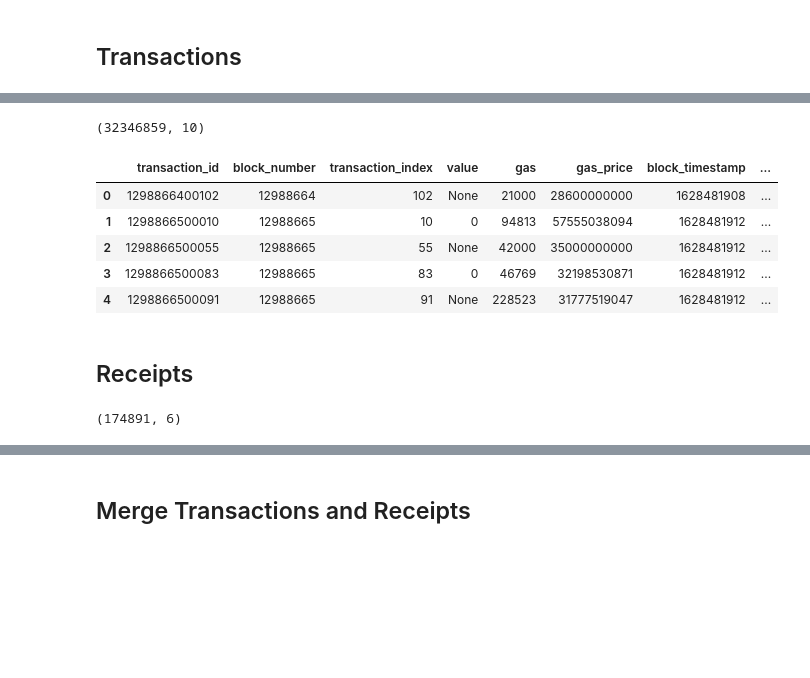
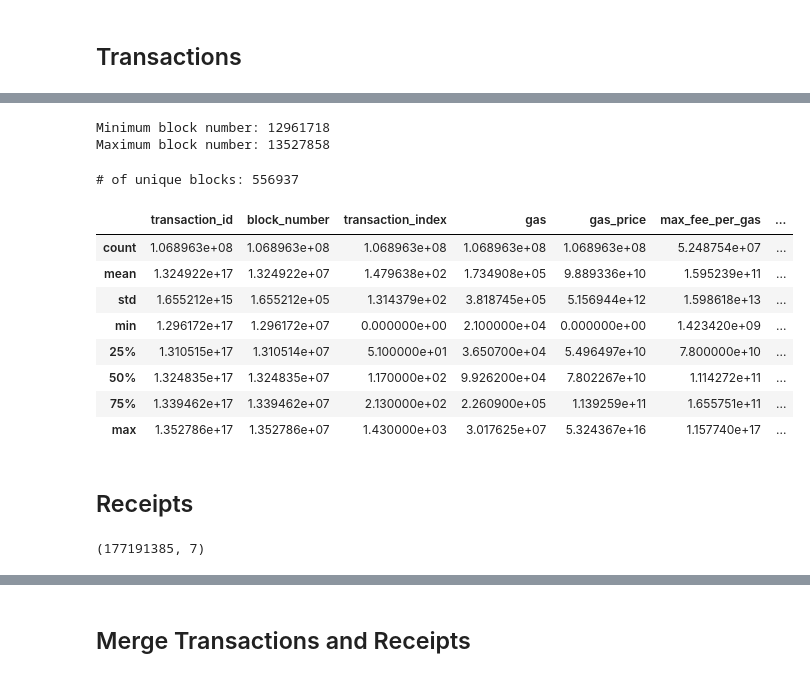
Before and after one commit to tracy-stephens/ethereum, a Jupyter notebook: Pipeline_Rob.ipynb, the cells around one changed output, grey strips where cells are left out. Cells and saved outputs as stored; diff of their text form; code cells hidden in the pictures; blank space fills up the shorter version.

Commit message:
Updated for full data set

```diff
--- a/Pipeline_Rob.ipynb
+++ b/Pipeline_Rob.ipynb
@@ -176,0 +229,3 @@ transactions_df['block_timestamp_2'] = pd.to_datetime(transactions_df['block_tim
+# %%
+transactions_df = pd.read_csv(r'data/transactions_small.csv')
+transactions_df.shape
@@ -255,33 +243,32 @@ print(pd.Timestamp.now())
-# %%
-
-import awswrangler as wr
-transactions_df = wr.s3.read_parquet(path="s3://sagemaker-w210-eth/transactions_small")
-transactions_df.shape
-# %% [output]
-(32346859, 10)
+# %%
+print("Minimum block number:", transactions_df.block_number.min())
+print("Maximum block number:", transactions_df.block_number.max())
+# %% [output]
+Minimum block number: 12961718
+Maximum block number: 13527858
+# %%
+print("# of unique blocks:", len(pd.unique(transactions_df.block_number)))
+# %% [output]
+# of unique blocks: 556937
 # %%
-transactions_df.head()
+transactions_df.describe()
 # %% [output]
-|  | transaction_id | block_number | transaction_index | value | gas | gas_price | block_timestamp | ... |
-| 0 | 1298866400102 | 12988664 | 102 | None | 21000 | 28600000000 | 1628481908 | ... |
-| 1 | 1298866500010 | 12988665 | 10 | 0 | 94813 | 57555038094 | 1628481912 | ... |
-| 2 | 1298866500055 | 12988665 | 55 | None | 42000 | 35000000000 | 1628481912 | ... |
-| 3 | 1298866500083 | 12988665 | 83 | 0 | 46769 | 32198530871 | 1628481912 | ... |
-| 4 | 1298866500091 | 12988665 | 91 | None | 228523 | 31777519047 | 1628481912 | ... |
+|  | transaction_id | block_number | transaction_index | gas | gas_price | max_fee_per_gas | ... |
+| count | 1.068963e+08 | 1.068963e+08 | 1.068963e+08 | 1.068963e+08 | 1.068963e+08 | 5.248754e+07 | ... |
+| mean | 1.324922e+17 | 1.324922e+07 | 1.479638e+02 | 1.734908e+05 | 9.889336e+10 | 1.595239e+11 | ... |
+| std | 1.655212e+15 | 1.655212e+05 | 1.314379e+02 | 3.818745e+05 | 5.156944e+12 | 1.598618e+13 | ... |
+| min | 1.296172e+17 | 1.296172e+07 | 0.000000e+00 | 2.100000e+04 | 0.000000e+00 | 1.423420e+09 | ... |
+| 25% | 1.310515e+17 | 1.310514e+07 | 5.100000e+01 | 3.650700e+04 | 5.496497e+10 | 7.800000e+10 | ... |
+| 50% | 1.324835e+17 | 1.324835e+07 | 1.170000e+02 | 9.926200e+04 | 7.802267e+10 | 1.114272e+11 | ... |
+| 75% | 1.339462e+17 | 1.339462e+07 | 2.130000e+02 | 2.260900e+05 | 1.139259e+11 | 1.655751e+11 | ... |
+| max | 1.352786e+17 | 1.352786e+07 | 1.430000e+03 | 3.017625e+07 | 5.324367e+16 | 1.157740e+17 | ... |
 # %% [markdown]
 ## Receipts
-# %%
-cols = [
-    'transaction_id', 'block_number', 'cumulative_gas_used',
-    'gas_used', 'status', 'effective_gas_price'
-]
-
-# where block_number between 12967000 and 12968000
-
-receipts_df = pd.read_sql(f"SELECT {', '.join(cols)} FROM ethereumetl.receipts_small  ", conn)
-receipts_df.shape
-# %% [output]
-(174891, 6)
+# %%
+receipts_df = pd.read_csv(r'data/receipts_small.csv')
+receipts_df.shape
+# %% [output]
+(177191385, 7)
 # %%
 receipts_df.head()
 # %% [output]
```
Also changed, not shown: parts of 83 cells of this notebook.
